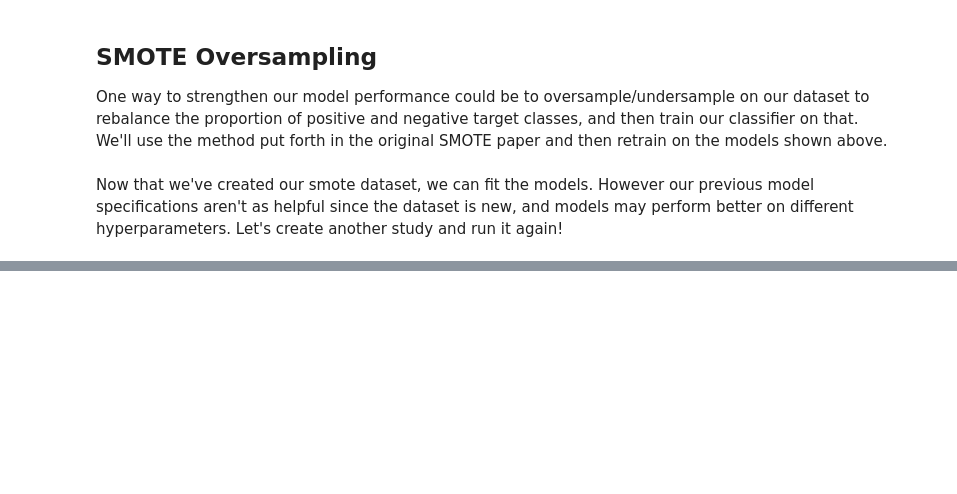
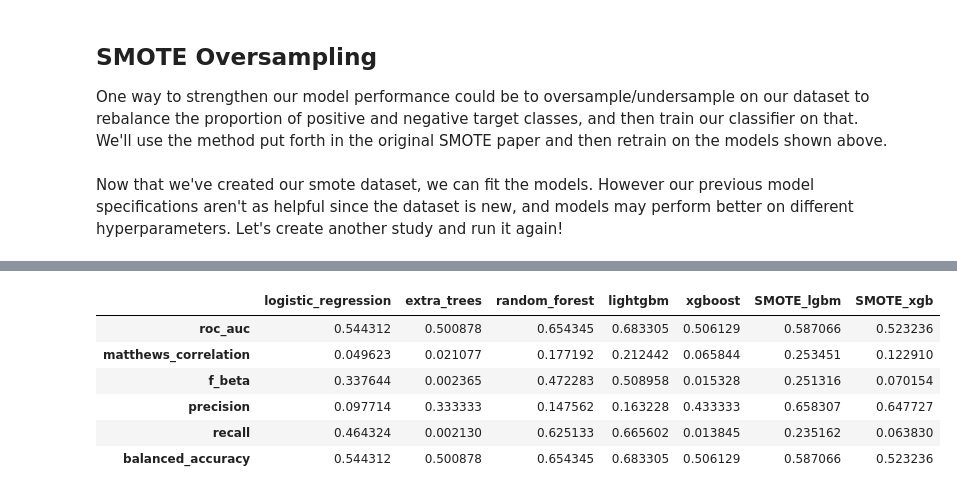
Before and after one commit to lrobin42/Home_Credit_Default_Prediction, a Jupyter notebook: default_prediction.ipynb, the cells around one changed output, grey strips where cells are left out. Cells and saved outputs as stored; diff of their text form; code cells hidden in the pictures; blank space fills up the shorter version.

```diff
--- a/default_prediction.ipynb
+++ b/default_prediction.ipynb
@@ -23,8 +3,7 @@ Successfully installed AutoFeatSelect-0.1.5 Boruta-0.4.3 BorutaShap-1.0.17 Mako-
 # %%
-#!pip install skimpy polars plotly pingouin xgboost lightgbm scikit-optimize optuna category_encoders sklego
+!pip install -r requirements.txt
 import warnings
 from typing import Optional
-
 import numpy as np
 import pandas as pd
 import pingouin as pg
@@ -83,5 +62,5 @@ warnings.filterwarnings("ignore")
 pio.templates.default = "plotly_dark"
 
 #set trials globally to optimize run time
-num_trials = 5
+num_trials = 15
 # %% [output]
@@ -332,6 +327,7 @@ model_specifications = dict()
 for classifier in classifiers:
     study = create_study(
         direction="maximize",
+        study_name=classifier,
         pruner=SuccessiveHalvingPruner(reduction_factor=2),
         sampler=RandomSampler(seed=42),
     )
@@ -354,5 +350,5 @@ for classifier in classifiers:
     model.fit(x_train, y_train)
     predictions: NDArray = model.predict(x_test)
     model_performance[classifier] = calculate_model_statistics(y_test, predictions)
-    model_performance
+model_performance
 # %% [output]
@@ -369,20 +376,19 @@ classifiers: list[str] = ["lightgbm",
                           "xgboost"]
 
 for classifier in classifiers:
-    #study = create_study(study_name="optimization", direction="maximize")
 
     study = create_study(
         direction="maximize",
+        study_name=classifier,
         pruner=SuccessiveHalvingPruner(reduction_factor=2),
         sampler=RandomSampler(seed=42),
 )
 
 
-
     study.optimize(
         lambda trial: objective_1(classifier, trial, x_train, np.array(y_train).ravel()),
-        n_trials=num_trials#4,
-    )  # n_trials=100 is the original value
+        n_trials=num_trials,
+    )
 
     model_specifications[classifier]= study.best_params
 
@@ -397,5 +403,5 @@ for classifier in classifiers:
     model.fit(x_train, y_train)
     predictions: NDArray = model.predict(x_test)
     model_performance[classifier] = calculate_model_statistics(y_test, predictions)
-  model_performance
+model_performance
 # %% [output]
@@ -444,6 +478,7 @@ Now that we've created our smote dataset, we can fit the models. However our pre
 study = create_study(
     direction="maximize",
     pruner=SuccessiveHalvingPruner(reduction_factor=2),
+    study_name='SMOTE_lgbm',
     sampler=RandomSampler(seed=42),
 )
 study.optimize(lambda trial: objective_1("lightgbm", trial, x, y), n_trials=num_trials)
@@ -460,6 +519,7 @@ model_performance
 study = create_study(
     direction="maximize",
     pruner=SuccessiveHalvingPruner(reduction_factor=2),
+    study_name='SMOTE_xgb',
     sampler=RandomSampler(seed=42),
 )
 study.optimize(lambda trial: objective_1("xgboost", trial, x, y), n_trials=num_trials)
@@ -469,3 +529,4 @@ smote_xgb.fit(x_train, y_train)
 predictions = smote_xgb.predict(x_test)
 model_performance["SMOTE_xgb"] = calculate_model_statistics(y_test, predictions)
 model_performance
+# %% [output]
@@ -471,0 +549,7 @@ model_performance
+|  | logistic_regression | extra_trees | random_forest | lightgbm | xgboost | SMOTE_lgbm | SMOTE_xgb |
+| roc_auc | 0.544312 | 0.500878 | 0.654345 | 0.683305 | 0.506129 | 0.587066 | 0.523236 |
+| matthews_correlation | 0.049623 | 0.021077 | 0.177192 | 0.212442 | 0.065844 | 0.253451 | 0.122910 |
+| f_beta | 0.337644 | 0.002365 | 0.472283 | 0.508958 | 0.015328 | 0.251316 | 0.070154 |
+| precision | 0.097714 | 0.333333 | 0.147562 | 0.163228 | 0.433333 | 0.658307 | 0.647727 |
+| recall | 0.464324 | 0.002130 | 0.625133 | 0.665602 | 0.013845 | 0.235162 | 0.063830 |
+| balanced_accuracy | 0.544312 | 0.500878 | 0.654345 | 0.683305 | 0.506129 | 0.587066 | 0.523236 |
```
Also changed, not shown: parts of 14 cells of this notebook.
